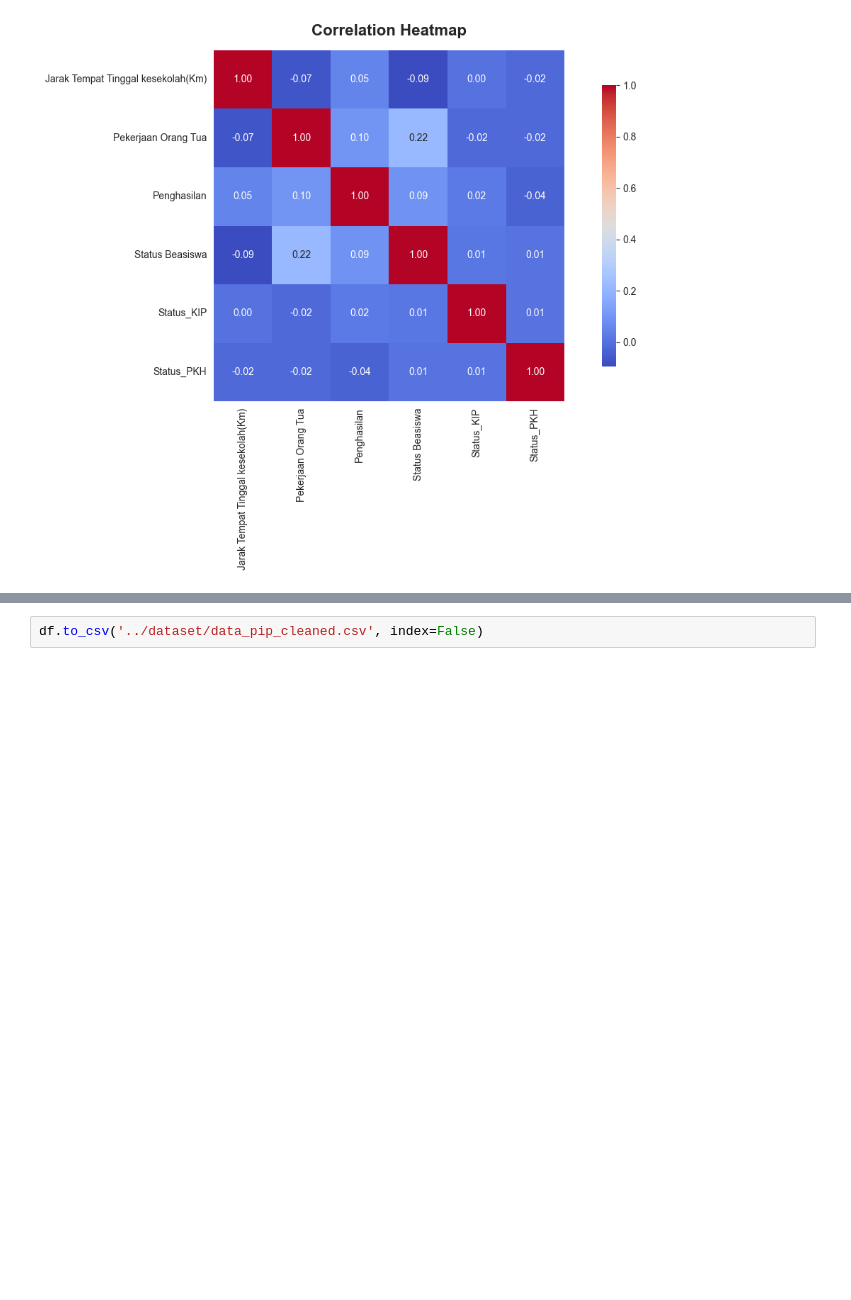
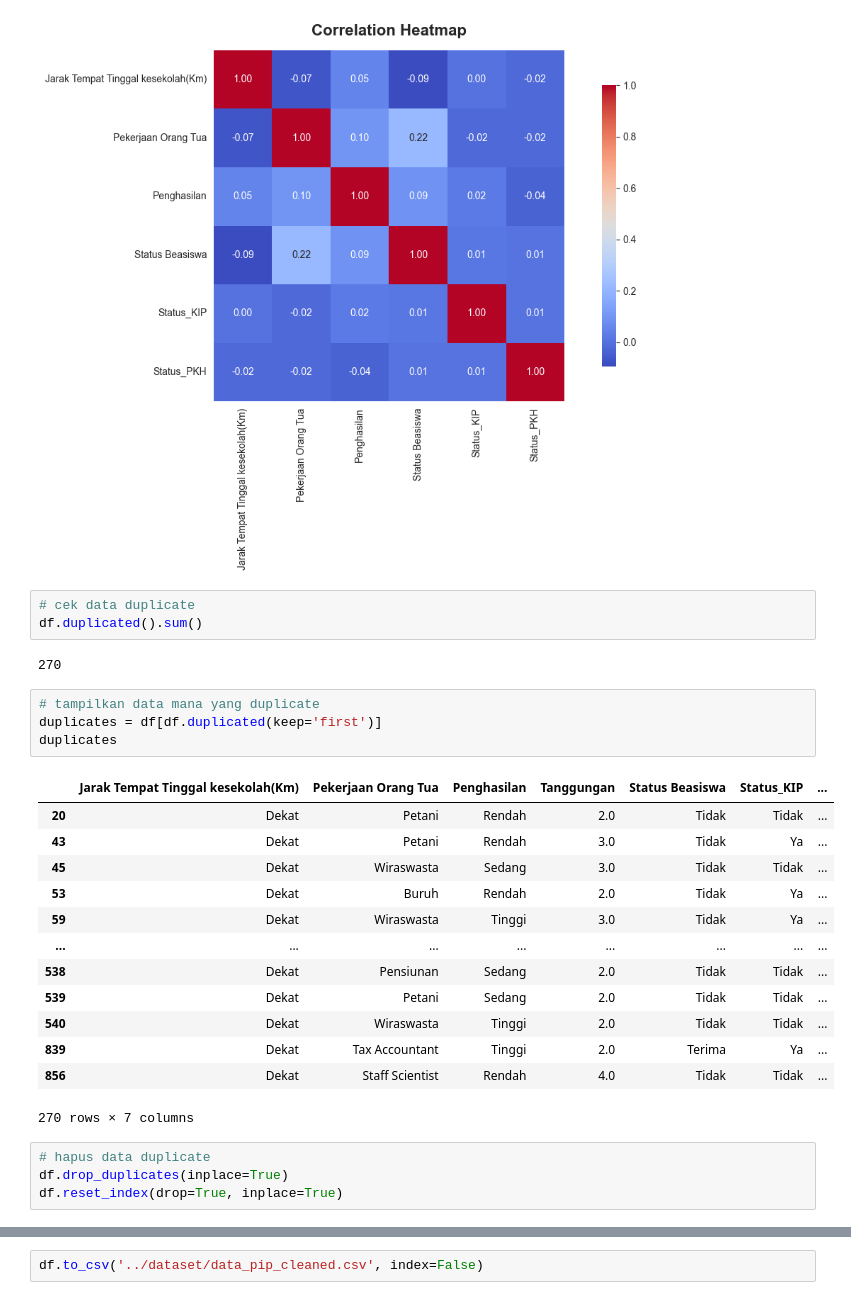
Before and after one commit to Tagenshin/capstone_spk_pip, a Jupyter notebook: ml/cleaning_data/cleaning.ipynb, the cells around one changed output, grey strips where cells are left out. Drawn from its saved outputs; the diff is of its cells as text; blank space fills up the shorter version.

```diff
--- a/ml/cleaning_data/cleaning.ipynb
+++ b/ml/cleaning_data/cleaning.ipynb
@@ -171,6 +171,33 @@ plt.tight_layout()
 plt.show()
 # %% [output]
 [figure]
+# %%
+# cek data duplicate
+df.duplicated().sum()
+# %% [output]
+270
+# %%
+# tampilkan data mana yang duplicate
+duplicates = df[df.duplicated(keep='first')]
+duplicates
+# %% [output]
+|  | Jarak Tempat Tinggal kesekolah(Km) | Pekerjaan Orang Tua | Penghasilan | Tanggungan | Status Beasiswa | Status_KIP | ... |
+| 20 | Dekat | Petani | Rendah | 2.0 | Tidak | Tidak | ... |
+| 43 | Dekat | Petani | Rendah | 3.0 | Tidak | Ya | ... |
+| 45 | Dekat | Wiraswasta | Sedang | 3.0 | Tidak | Tidak | ... |
+| 53 | Dekat | Buruh | Rendah | 2.0 | Tidak | Ya | ... |
+| 59 | Dekat | Wiraswasta | Tinggi | 3.0 | Tidak | Ya | ... |
+| ... | ... | ... | ... | ... | ... | ... | ... |
+| 538 | Dekat | Pensiunan | Sedang | 2.0 | Tidak | Tidak | ... |
+| 539 | Dekat | Petani | Sedang | 2.0 | Tidak | Tidak | ... |
+| 540 | Dekat | Wiraswasta | Tinggi | 2.0 | Tidak | Tidak | ... |
+| 839 | Dekat | Tax Accountant | Tinggi | 2.0 | Terima | Ya | ... |
+| 856 | Dekat | Staff Scientist | Rendah | 4.0 | Tidak | Tidak | ... |
+270 rows × 7 columns
+# %%
+# hapus data duplicate
+df.drop_duplicates(inplace=True)
+df.reset_index(drop=True, inplace=True)
 # %%
 df.info()
 # %% [output]
```
Also changed, not shown: parts of 1 cell of this notebook, 1 other file.
